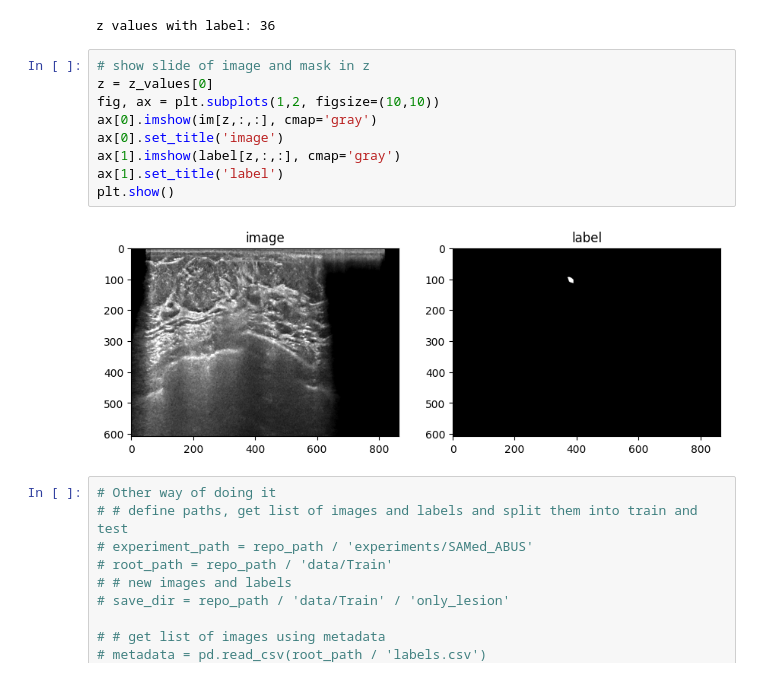
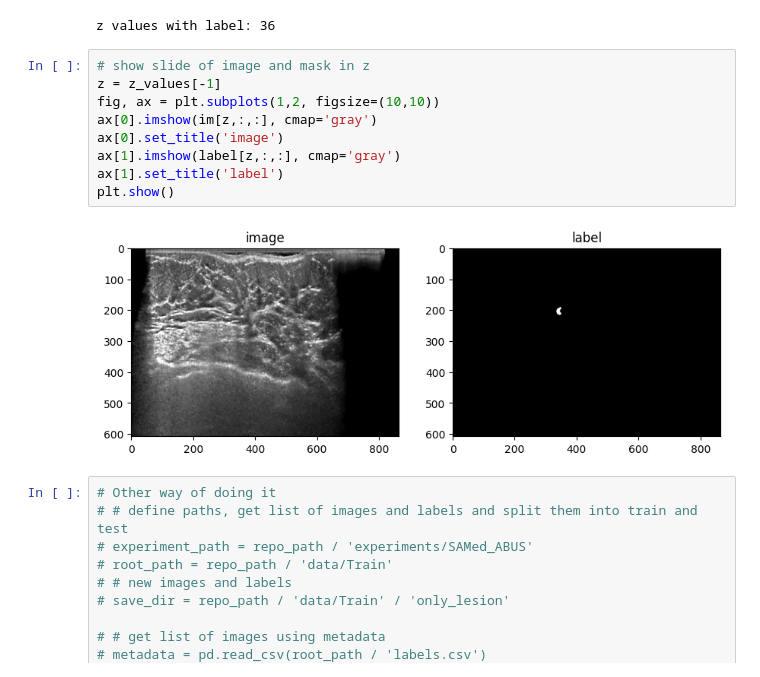
Before and after one commit to VICTORIA-project/tdsc_abus23, a Jupyter notebook: dataset_analysis/challange_data.ipynb, the cells around one changed output. Cells and saved outputs as stored; diff of their text form.

```diff
--- a/dataset_analysis/challange_data.ipynb
+++ b/dataset_analysis/challange_data.ipynb
@@ -81,15 +76,15 @@ print(f'z values with label: {z_values.shape[0]}')
 z values with label: 36
 # %%
 # show slide of image and mask in z
-z = z_values[0]
+z = z_values[-1]
 fig, ax = plt.subplots(1,2, figsize=(10,10))
 ax[0].imshow(im[z,:,:], cmap='gray')
 ax[0].set_title('image')
 ax[1].imshow(label[z,:,:], cmap='gray')
 ax[1].set_title('label')
 plt.show()
 # %% [output]
-[figure, old version]
+[figure, new version]
 # %%
 # Other way of doing it
 # # define paths, get list of images and labels and split them into train and test
```
Also changed, not shown: parts of 8 cells of this notebook, 2 other files.
